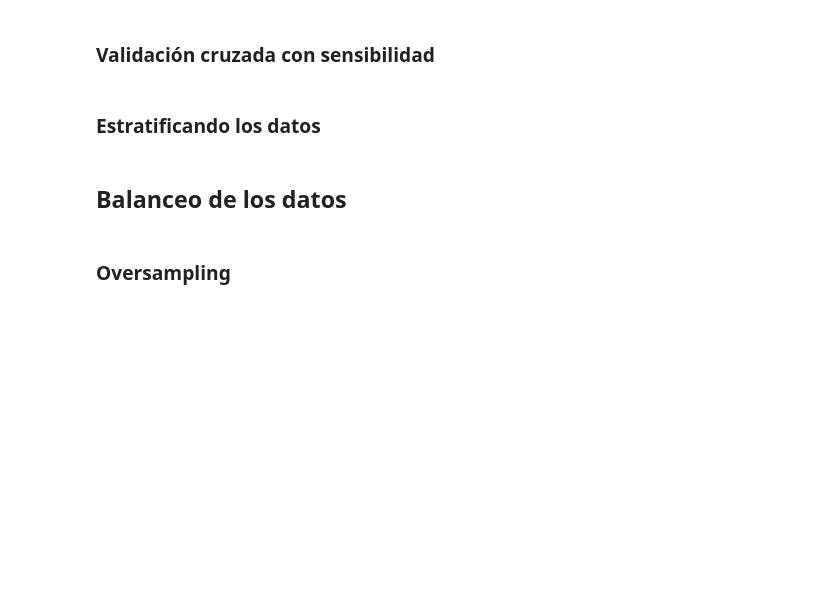
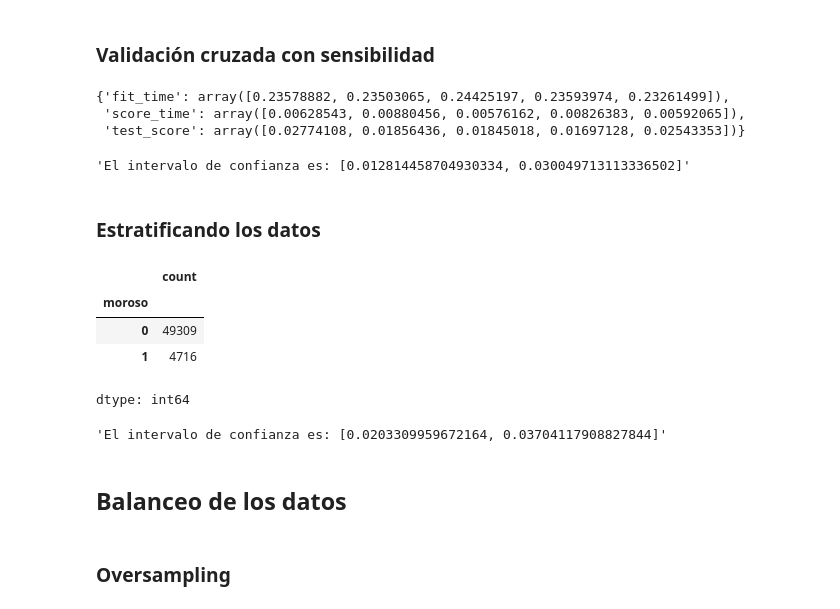
Before and after one commit to FlamInIFabrIzIo/2--curso-DS-Alura-latam, a Jupyter notebook: notebooks/Clasificacion_validacion_y_metricas.ipynb, the cells around one changed output. Drawn from its saved outputs; the diff is of its cells as text; code cells hidden in the pictures; blank space fills up the shorter version.

```diff
--- a/notebooks/Clasificacion_validacion_y_metricas.ipynb
+++ b/notebooks/Clasificacion_validacion_y_metricas.ipynb
@@ -213,2 +245,25 @@ Generalmente, se utilizan 5 o 10 partes. Un número mayor no suele ser necesario
+# %%
+modelo = DecisionTreeClassifier(max_depth=10)
+
+kf = KFold(n_splits=5, shuffle=True, random_state=5)
+
+cv_resultados = cross_validate(modelo, X, y, cv=kf, scoring='recall')
+cv_resultados
+# %% [output]
+{'fit_time': array([0.23578882, 0.23503065, 0.24425197, 0.23593974, 0.23261499]),
+ 'score_time': array([0.00628543, 0.00880456, 0.00576162, 0.00826383, 0.00592065]),
+ 'test_score': array([0.02774108, 0.01856436, 0.01845018, 0.01697128, 0.02543353])}
+# %%
+intervalo_confianza(cv_resultados)
+# %% [output]
+'El intervalo de confianza es: [0.012814458704930334, 0.030049713113336502]'
 # %% [markdown]
 ### Estratificando los datos
+# %%
+datos['moroso'].value_counts()
+# %% [output]
+|  | count |
+| moroso |  |
+| 0 | 49309 |
+| 1 | 4716 |
+dtype: int64
@@ -215,3 +278,7 @@ Generalmente, se utilizan 5 o 10 partes. Un número mayor no suele ser necesario
+# %%
+intervalo_confianza(cv_resultados)
+# %% [output]
+'El intervalo de confianza es: [0.0203309959672164, 0.03704117908827844]'
 # %% [markdown]
 ## <font color='dark'>Balanceo de los datos</h1>
 # %% [markdown]
```
Also changed, not shown: parts of 16 cells of this notebook.
